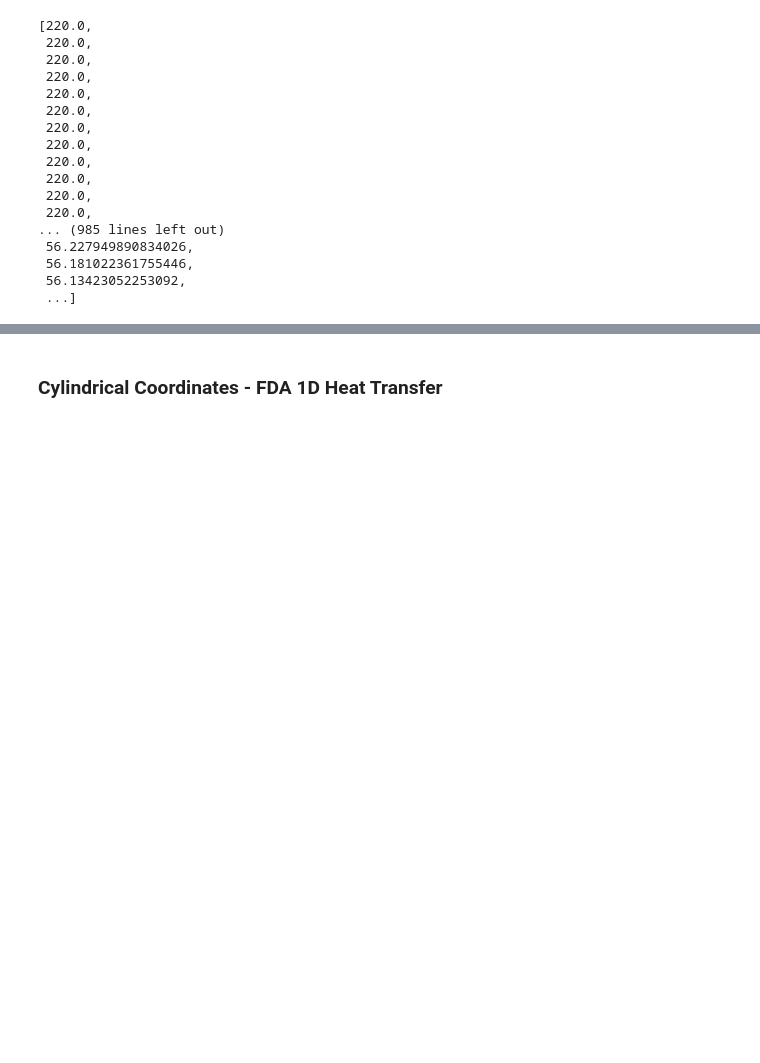
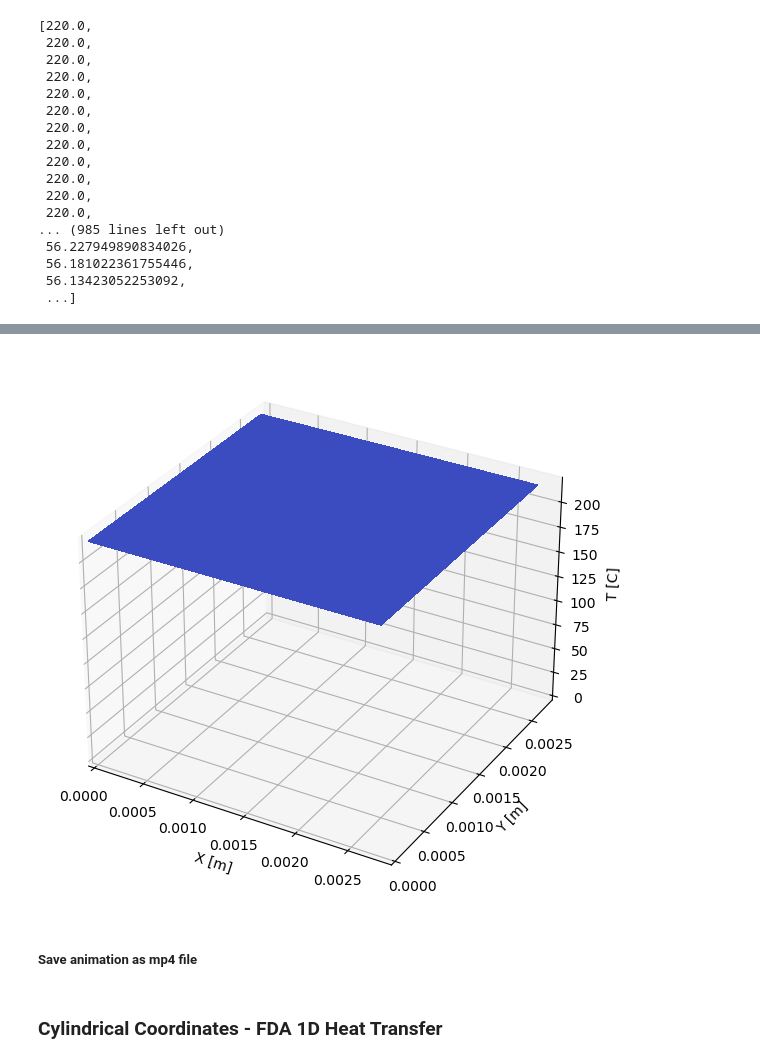
Before and after one commit to dizzydwarfus/Personal_Projects, a Jupyter notebook: Numerical_methods/FDA/finite_diff.ipynb, the cells around one changed output, grey strips where cells are left out. Saved outputs shown, nothing was run; the diff lists cells and outputs as text; code cells hidden in the pictures; blank space fills up the shorter version.

```diff
--- a/Numerical_methods/FDA/finite_diff.ipynb
+++ b/Numerical_methods/FDA/finite_diff.ipynb
@@ -219,0 +253,31 @@ plt.show()
+# %%
+# Attaching 3D axis to the figure
+figmesh, ax = plt.subplots(figsize=(10,7),subplot_kw={'projection': '3d'})
+fps = 40
+xx,yy = np.meshgrid(x_vec, y_vec)
+
+
+def update_plot(frame_number, zarray, plot):
+    plot[0].remove()
+    plot[0] = ax.plot_surface(xx, yy, zarray[frame_number,:,:], cmap=cm.coolwarm, rstride=1, cstride=1, antialiased=False)
+
+    return plot[0],
+# surf = ax.plot_surface(yy,xx,grid[500], cmap=cm.coolwarm,
+#                        linewidth=0, antialiased=False)
+
+# Create lines initially without data
+contour = [ax.plot_surface(xx, yy, grid[0,:,:], cmap=cm.coolwarm, rstride=1, cstride=1, antialiased=False)]
+
+# Setting the axes properties
+ax.set(xlim3d=(0, X), xlabel='X [m]')
+ax.set(ylim3d=(0, Y), ylabel='Y [m]')
+ax.set(zlim3d=(0, 220), zlabel='T [C]')
+
+# Creating the Animation object
+heat_ani = animation.FuncAnimation(figmesh, update_plot, len(grid), fargs=(grid, contour), interval=1)
+
+plt.show()
+# %% [output]
+[figure, added]
+# %% [markdown]
+##### Save animation as mp4 file
```
Also changed, not shown: parts of 15 cells of this notebook, 2 other files.
